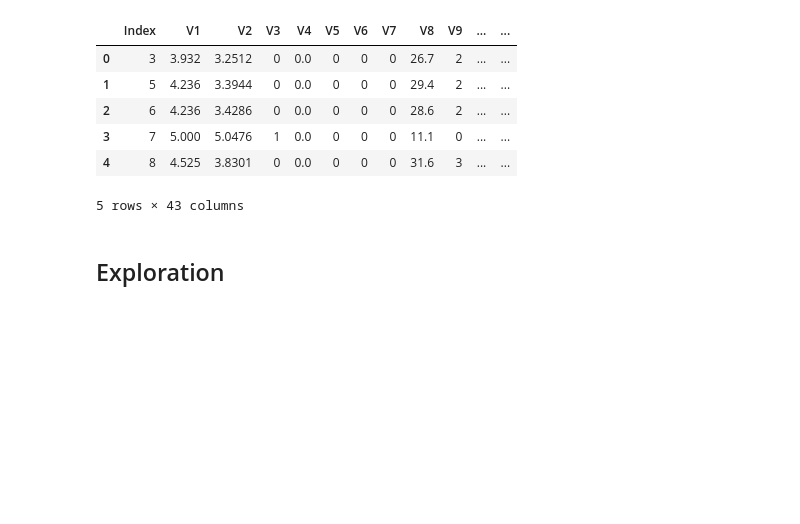
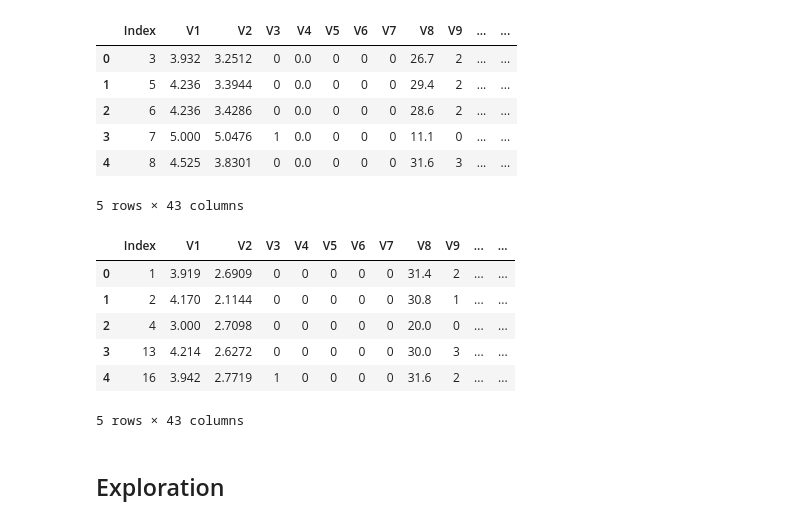
Before and after one commit to al-pi314/inteligent_systems, a Jupyter notebook: seminar_2/seminar.ipynb, the cells around one changed output. Cells and saved outputs as stored; diff of their text form; code cells hidden in the pictures; blank space fills up the shorter version.

```diff
--- a/seminar_2/seminar.ipynb
+++ b/seminar_2/seminar.ipynb
@@ -18,6 +21,18 @@ train_df.head()
 | 3 | 7 | 5.000 | 5.0476 | 1 | 0.0 | 0 | 0 | 0 | 11.1 | 0 | ... | ... |
 | 4 | 8 | 4.525 | 3.8301 | 0 | 0.0 | 0 | 0 | 0 | 31.6 | 3 | ... | ... |
 5 rows × 43 columns
+# %%
+test_df = pd.read_csv('./seminar_2/test.csv')
+# %%
+test_df.head()
+# %% [output]
+|  | Index | V1 | V2 | V3 | V4 | V5 | V6 | V7 | V8 | V9 | ... | ... |
+| 0 | 1 | 3.919 | 2.6909 | 0 | 0 | 0 | 0 | 0 | 31.4 | 2 | ... | ... |
+| 1 | 2 | 4.170 | 2.1144 | 0 | 0 | 0 | 0 | 0 | 30.8 | 1 | ... | ... |
+| 2 | 4 | 3.000 | 2.7098 | 0 | 0 | 0 | 0 | 0 | 20.0 | 0 | ... | ... |
+| 3 | 13 | 4.214 | 2.6272 | 0 | 0 | 0 | 0 | 0 | 30.0 | 3 | ... | ... |
+| 4 | 16 | 3.942 | 2.7719 | 1 | 0 | 0 | 0 | 0 | 31.6 | 2 | ... | ... |
+5 rows × 43 columns
 # %% [markdown]
 ## Exploration
 # %%
```
Also changed, not shown: parts of 20 cells of this notebook, 6 other files.
